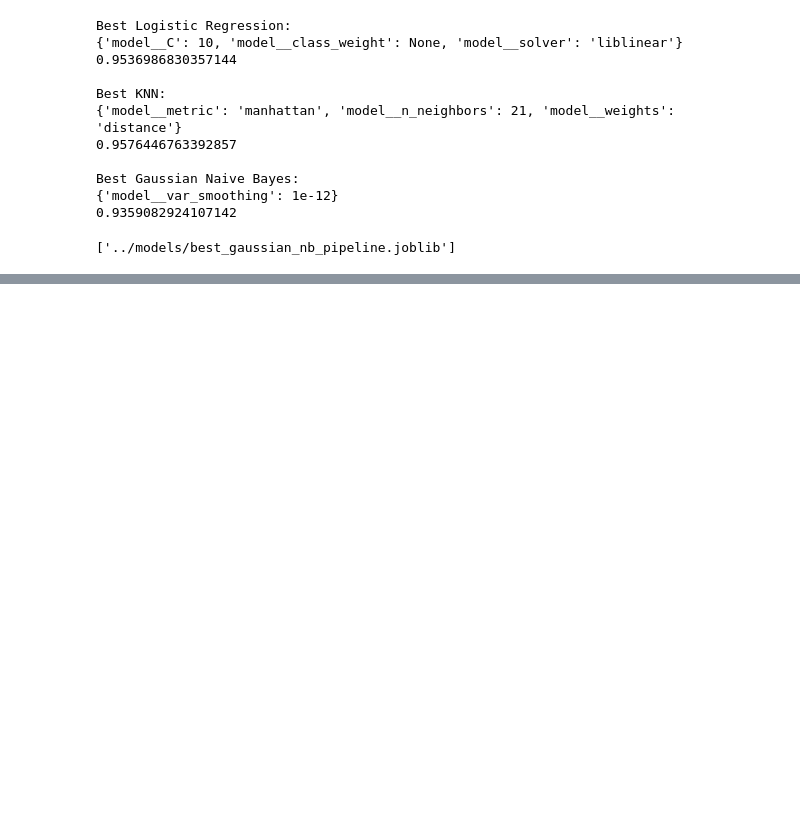
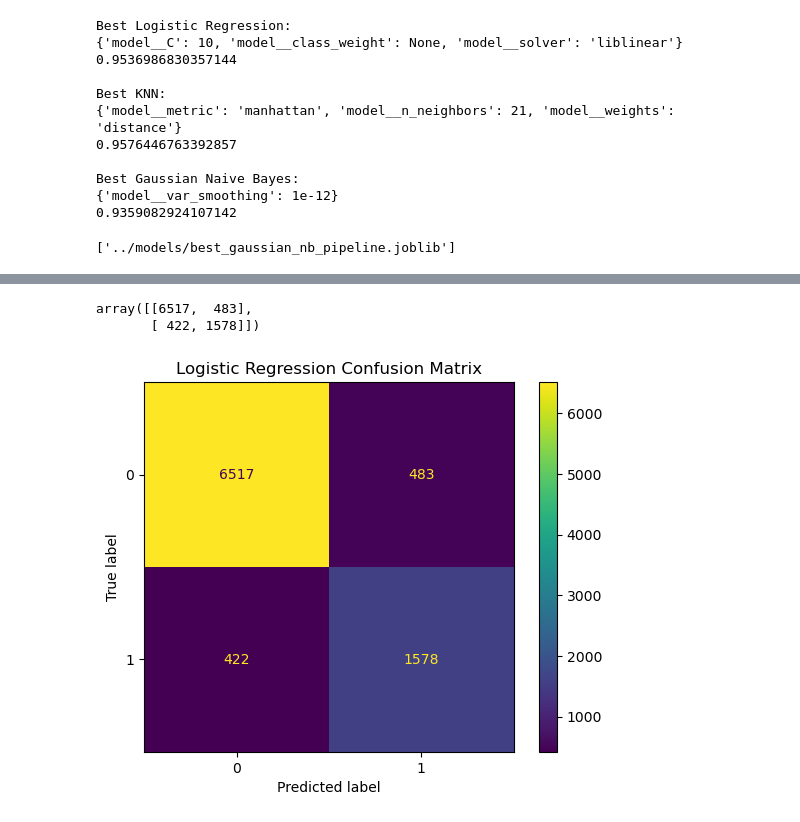
Before and after one commit to Manish-Kumar-05/Credit-Risk---Loan-Approval-Engine, a Jupyter notebook: notebooks/09_hyperparameter_tuning.ipynb, the cells around one changed output, grey strips where cells are left out. Saved outputs shown, nothing was run; the diff lists cells and outputs as text; code cells hidden in the pictures; blank space fills up the shorter version.

```diff
--- a/notebooks/09_hyperparameter_tuning.ipynb
+++ b/notebooks/09_hyperparameter_tuning.ipynb
@@ -499,0 +571,8 @@ joblib.dump(
+# %%
+best_logistic_threshold = (
+    logistic_threshold_df.loc[
+        logistic_threshold_df["F1"].idxmax()
+    ]
+)
+
+best_logistic_threshold
@@ -499,0 +693,18 @@ joblib.dump(
+# %%
+threshold = best_logistic_threshold["Threshold"]
+# %%
+final_logistic_pred = (
+    logistic_prob >= threshold
+).astype(int)
+# %%
+from sklearn.metrics import confusion_matrix
+
+cm = confusion_matrix(
+    y_test,
+    final_logistic_pred
+)
+
+cm
+# %% [output]
+array([[6517,  483],
+       [ 422, 1578]])
@@ -499,0 +719,15 @@ joblib.dump(
+# %%
+from sklearn.metrics import ConfusionMatrixDisplay
+
+ConfusionMatrixDisplay.from_predictions(
+    y_test,
+    final_logistic_pred
+)
+
+plt.title(
+    "Logistic Regression Confusion Matrix"
+)
+
+plt.show()
+# %% [output]
+[figure, added]
```
Also changed, not shown: parts of 35 cells of this notebook, 1 other file.
